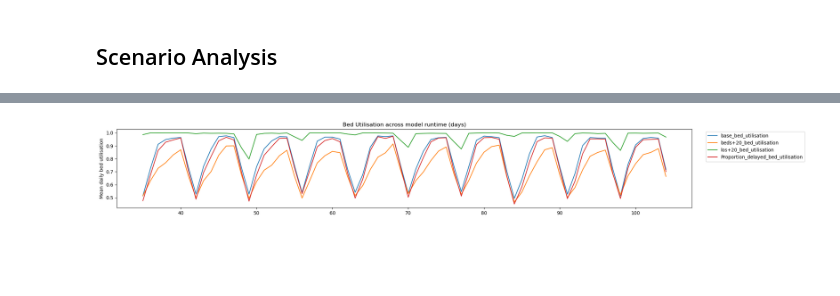
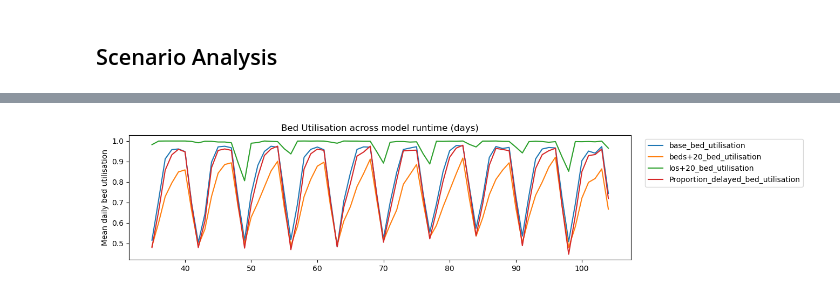
Before and after one commit to AliHarp/HEP, a Jupyter notebook: HEP_main.ipynb, the cells around one changed output, grey strips where cells are left out. Drawn from its saved outputs; the diff is of its cells as text; code cells hidden in the pictures; blank space fills up the shorter version.

```diff
--- a/HEP_main.ipynb
+++ b/HEP_main.ipynb
@@ -307,7 +297,7 @@ class Gamma:
         return week_sched
 
     def theatre_capacity(self):
-        length_sched = int(round(2*(warm_up_period+results_collection_period)/7, 0))
+        length_sched = int(round(2*(DEFAULT_WARM_UP_PERIOD+DEFAULT_RESULTS_COLLECTION_PERIOD)/7, 0))
 
         DEFAULT_SCHEDULE_AVAIL = pd.DataFrame()
         for week in range(length_sched):
@@ -1003,7 +1005,7 @@ class Summary:
 # %% [markdown]
 ## Functions for running the model and collecting the results
 # %%
-def single_run(scenario, results_collection=results_collection_period+warm_up_period, random_no_set=default_rng_set):
+def single_run(scenario, results_collection=DEFAULT_RESULTS_COLLECTION_PERIOD+DEFAULT_WARM_UP_PERIOD, random_no_set=default_rng_set):
     """
     summary results for a single run which can be called for multiple runs
     1. summary of single run
@@ -1029,7 +1031,8 @@ def single_run(scenario, results_collection=results_collection_period+warm_up_pe
 
     return(summary_df, results_per_day, patient_results)
 
-def multiple_reps(scenario, results_collection=results_collection_period+warm_up_period, n_reps=number_of_runs):
+def multiple_reps(scenario, results_collection=DEFAULT_RESULTS_COLLECTION_PERIOD+DEFAULT_WARM_UP_PERIOD,
+                  n_reps=DEFAULT_NUMBER_OF_RUNS):
     """
     create dataframes of summary results across multiple runs:
     1. summary table per run
@@ -1049,7 +1052,7 @@ def multiple_reps(scenario, results_collection=results_collection_period+warm_up
     day_results = [single_run(scenario, results_collection, random_no_set=rep)[1]
                          for rep in range(n_reps)]
 
-    length_run = [*range(1, results_collection-warm_up_period+1)]
+    length_run = [*range(1, results_collection-DEFAULT_WARM_UP_PERIOD+1)]
     length_reps = [*range(1, n_reps+1)]
     run = [rep for rep in length_reps for i in length_run]
 
@@ -1504,6 +1437,6 @@ def more_plot(results, field=0, bins=None, figsize=(8, 5), percentiles=(0.05, 0.
 
     return ax.figure, ax
 # %%
-results = more_plot_results_
+# results = more_plot_results_
 
-fig, ax = more_plot(results)
+# fig, ax = more_plot(results)
@@ -1540,7 +1469,7 @@ def get_scenarios():
     Returns:
     --------
     dict
-        Contains the scenarios for the model
+        Contains stress tests for the model
     '''
     scenarios = {}
     scenarios['base'] = Scenario(schedule)
@@ -1606,14 +1535,14 @@ def run_scenario_analysis(scenarios, rc_period, n_reps):
     for sc_name, scenario in scenarios.items():
 
         print(f'Running {sc_name}', end=' => ')
-        replications_summ = multiple_reps(scenario, results_collection=results_collection_period+warm_up_period,
-                                     n_reps=number_of_runs)[0]
-        replications_day = multiple_reps(scenario, results_collection=results_collection_period+warm_up_period,
-                                     n_reps=number_of_runs)[1]
-        replications_ppat = multiple_reps(scenario, results_collection=results_collection_period+warm_up_period,
-                                     n_reps=number_of_runs)[2]
-        replications_rpat = multiple_reps(scenario, results_collection=results_collection_period+warm_up_period,
-                                     n_reps=number_of_runs)[3]
+        replications_summ = multiple_reps(scenario, results_collection=DEFAULT_RESULTS_COLLECTION_PERIOD+DEFAULT_WARM_UP_PERIOD,
+                                     n_reps=DEFAULT_NUMBER_OF_RUNS)[0]
+        replications_day = multiple_reps(scenario, results_collection=DEFAULT_RESULTS_COLLECTION_PERIOD+DEFAULT_WARM_UP_PERIOD,
+                                     n_reps=DEFAULT_NUMBER_OF_RUNS)[1]
+        replications_ppat = multiple_reps(scenario, results_collection=DEFAULT_RESULTS_COLLECTION_PERIOD+DEFAULT_WARM_UP_PERIOD,
+                                     n_reps=DEFAULT_NUMBER_OF_RUNS)[2]
+        replications_rpat = multiple_reps(scenario, results_collection=DEFAULT_RESULTS_COLLECTION_PERIOD+DEFAULT_WARM_UP_PERIOD,
+                                     n_reps=DEFAULT_NUMBER_OF_RUNS)[3]
 
         print('done.\n')
 
@@ -1636,8 +1565,8 @@ scenarios = get_scenarios()
 
 #run the scenario analysis for summary results
 scenario_results = run_scenario_analysis(scenarios,
-                                         results_collection_period+warm_up_period,
-                                         n_reps= 3)#number_of_runs
+                                         DEFAULT_RESULTS_COLLECTION_PERIOD+DEFAULT_WARM_UP_PERIOD,
+                                         n_reps= DEFAULT_NUMBER_OF_RUNS)#number_of_runs
 
 scenario_results_patients = {key: pd.concat([scenario_results[2][key], scenario_results[3][key]],
                               ignore_index=True) for key in scenario_results[2].keys()}
@@ -1665,9 +1594,9 @@ def scenario_summary_frame(scenario_results):
     summary.columns = columns
     return summary
 
-summary_frame = scenario_summary_frame(scenario_results[0])
-summary_frame.round(2)
-summary_frame.to_csv('data/scenarios_summary_frame.csv')
+#summary_frame = scenario_summary_frame(scenario_results[0])
+#summary_frame.round(2)
+#summary_frame.to_csv('data/scenarios_summary_frame.csv')
 # %% [output]
 Scenario Analysis
 No. Scenario: 4
@@ -1709,32 +1613,32 @@ scenario_results_patients
 # %%
 def scenario_daily_audit(scenario_results):
     """
     Daily audit results for each performance measure by scenario
     """
     columns = []
     daily_summary = pd.DataFrame()
 
     for sc_name, replications in scenario_results.items():
         daily_summary = pd.concat([daily_summary, replications.groupby(['sim_time']).mean()],
                                     axis=1)
         columns.append(sc_name)
 
     values = daily_summary['bed_utilisation']
     columns = list(map('_'.join, zip(columns, values)))
     values.columns = columns
 
-    fig, ax = plt.subplots(figsize=(22,3))
+    fig, ax = plt.subplots(figsize=(12,3))
     ax.plot(values)
     ax.set_title('Bed Utilisation across model runtime (days)')
     ax.set_ylabel('Mean daily bed utilisation')
     ax.legend(columns, bbox_to_anchor=(1.02, 1),loc='upper left')
 
     return (daily_summary, fig)
 
 scenario_daily_audit(scenario_results[1]);
-plt.savefig('Daily bed utilisation scenarios')
+#plt.savefig('Daily bed utilisation scenarios')
 # %% [output]
-[figure, old version]
+[figure, new version]
 # %%
 def scenario_weekly_audit(scenario_results):
     """
```
Also changed, not shown: parts of 24 cells of this notebook, 34 other files.
